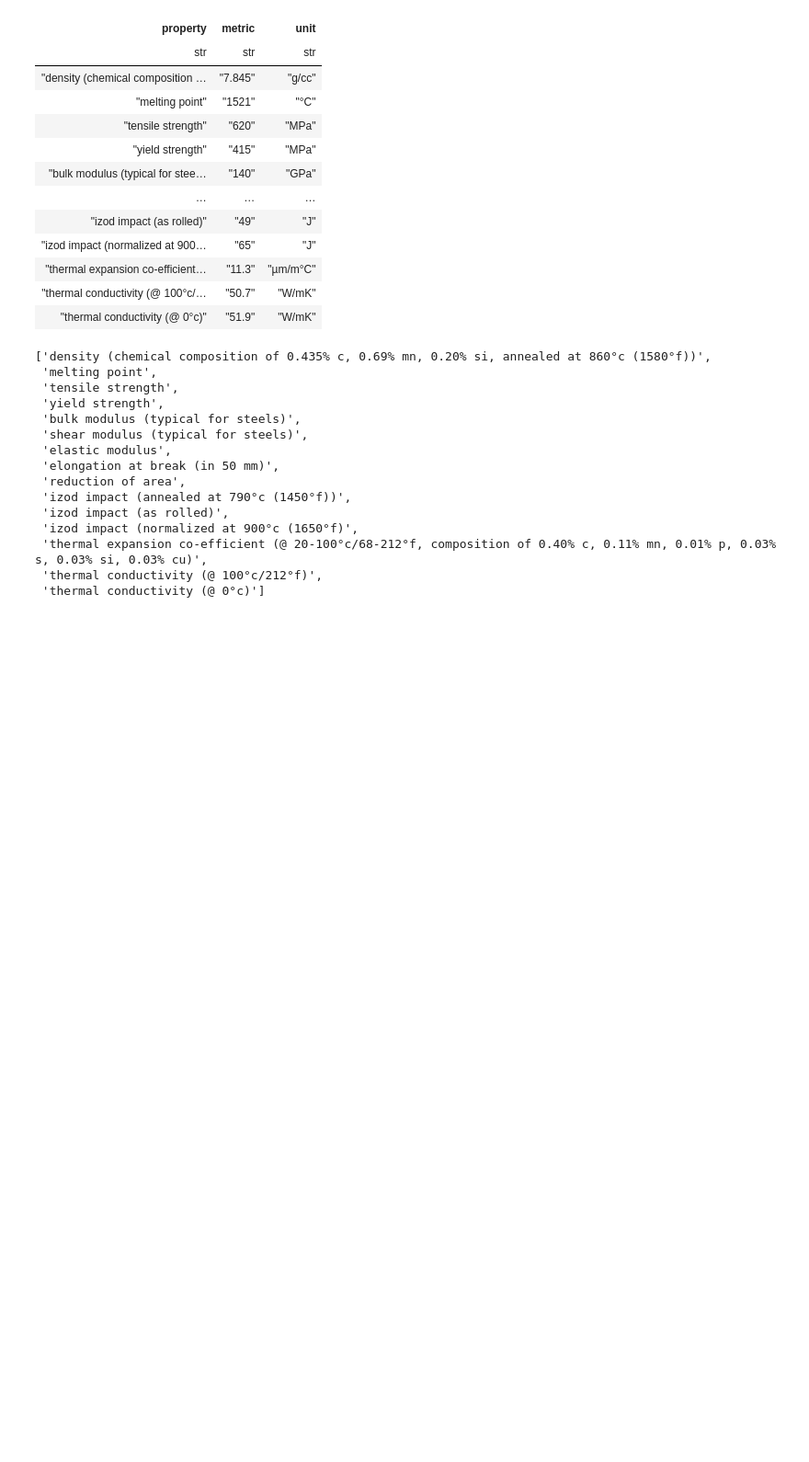
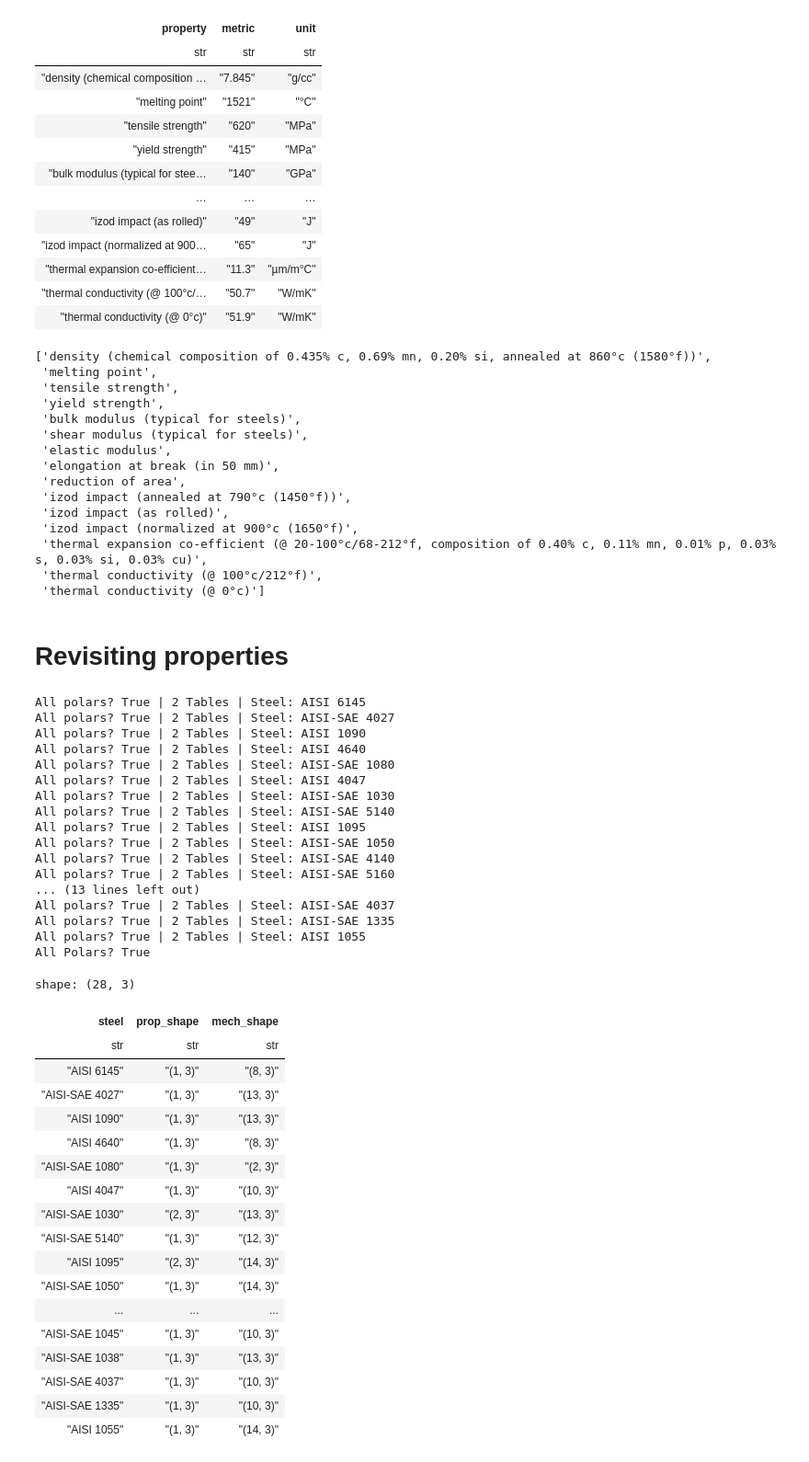
Before and after one commit to Nate-Sheibley/Mild-Steel-Tempering, a Jupyter notebook: 4-MIF-web-scraping.ipynb, the cells around one changed output. Shown at 92% size. Drawn from its saved outputs; the diff is of its cells as text; code cells hidden in the pictures; blank space fills up the shorter version.

Commit message:
refactored to accomidate MIF scraping as well for material data

```diff
--- a/2-web-scraping.ipynb
+++ b/4-MIF-web-scraping.ipynb
@@ -639,3 +646,71 @@ properties_dict['property']
  'thermal expansion co-efficient (@ 20-100°c/68-212°f, composition of 0.40% c, 0.11% mn, 0.01% p, 0.03% s, 0.03% si, 0.03% cu)',
  'thermal conductivity (@ 100°c/212°f)',
  'thermal conductivity (@ 0°c)']
+# %% [markdown]
+# Revisiting properties
+# %%
+pl.Config.set_tbl_rows(30)
+
+s_steel = pl.Series(name = 'steel', dtype= pl.String)
+s_prop_s = pl.Series(name = 'prop_shape', dtype= pl.String)
+s_mech_s = pl.Series(name = 'mech_shape', dtype= pl.String)
+
+polars_check = True
+for steel, tables in dict_steel_tables_keep.items():
+    all_polars = True
+    count_polars = 0
+    for table in tables:
+        if isinstance(table, pl.DataFrame):
+            count_polars += 1
+    if count_polars != len(tables):
+        all_polars = False
+    if not (bool_check and all_polars):
+        bool_check = False
+    print("All polars?", all_polars, '|', len(tables), "Tables | Steel:", steel)
+
+    phys_props_shape = str(tables[0].shape)
+    mech_props_shape = str(tables[1].shape)
+    s_steel.extend(pl.Series(name = 'steel', values = [steel]))
+    s_prop_s.extend(pl.Series(name = 'prop_shape', values = [phys_props_shape]))
+    s_mech_s.extend(pl.Series(name = 'nech_shape', values = [mech_props_shape]))
+
+print("All Polars?", polars_check)
+df_shapes = pl.DataFrame([s_steel, s_prop_s, s_mech_s])
+df_shapes
+# %% [output]
+All polars? True | 2 Tables | Steel: AISI 6145
+All polars? True | 2 Tables | Steel: AISI-SAE 4027
+All polars? True | 2 Tables | Steel: AISI 1090
+All polars? True | 2 Tables | Steel: AISI 4640
+All polars? True | 2 Tables | Steel: AISI-SAE 1080
+All polars? True | 2 Tables | Steel: AISI 4047
+All polars? True | 2 Tables | Steel: AISI-SAE 1030
+All polars? True | 2 Tables | Steel: AISI-SAE 5140
+All polars? True | 2 Tables | Steel: AISI 1095
+All polars? True | 2 Tables | Steel: AISI-SAE 1050
+All polars? True | 2 Tables | Steel: AISI-SAE 4140
+All polars? True | 2 Tables | Steel: AISI-SAE 5160
+... (13 lines left out)
+All polars? True | 2 Tables | Steel: AISI-SAE 4037
+All polars? True | 2 Tables | Steel: AISI-SAE 1335
+All polars? True | 2 Tables | Steel: AISI 1055
+All Polars? True
+shape: (28, 3)
+| steel | prop_shape | mech_shape |
+| str | str | str |
+| "AISI 6145" | "(1, 3)" | "(8, 3)" |
+| "AISI-SAE 4027" | "(1, 3)" | "(13, 3)" |
+| "AISI 1090" | "(1, 3)" | "(13, 3)" |
+| "AISI 4640" | "(1, 3)" | "(8, 3)" |
+| "AISI-SAE 1080" | "(1, 3)" | "(2, 3)" |
+| "AISI 4047" | "(1, 3)" | "(10, 3)" |
+| "AISI-SAE 1030" | "(2, 3)" | "(13, 3)" |
+| "AISI-SAE 5140" | "(1, 3)" | "(12, 3)" |
+| "AISI 1095" | "(2, 3)" | "(14, 3)" |
+| "AISI-SAE 1050" | "(1, 3)" | "(14, 3)" |
+| ... | ... | ... |
+| "AISI-SAE 1045" | "(1, 3)" | "(10, 3)" |
+| "AISI-SAE 1038" | "(1, 3)" | "(13, 3)" |
+| "AISI-SAE 4037" | "(1, 3)" | "(10, 3)" |
+| "AISI-SAE 1335" | "(1, 3)" | "(10, 3)" |
+| "AISI 1055" | "(1, 3)" | "(14, 3)" |
```
Also changed, not shown: parts of 10 cells of this notebook, 3 other files.
